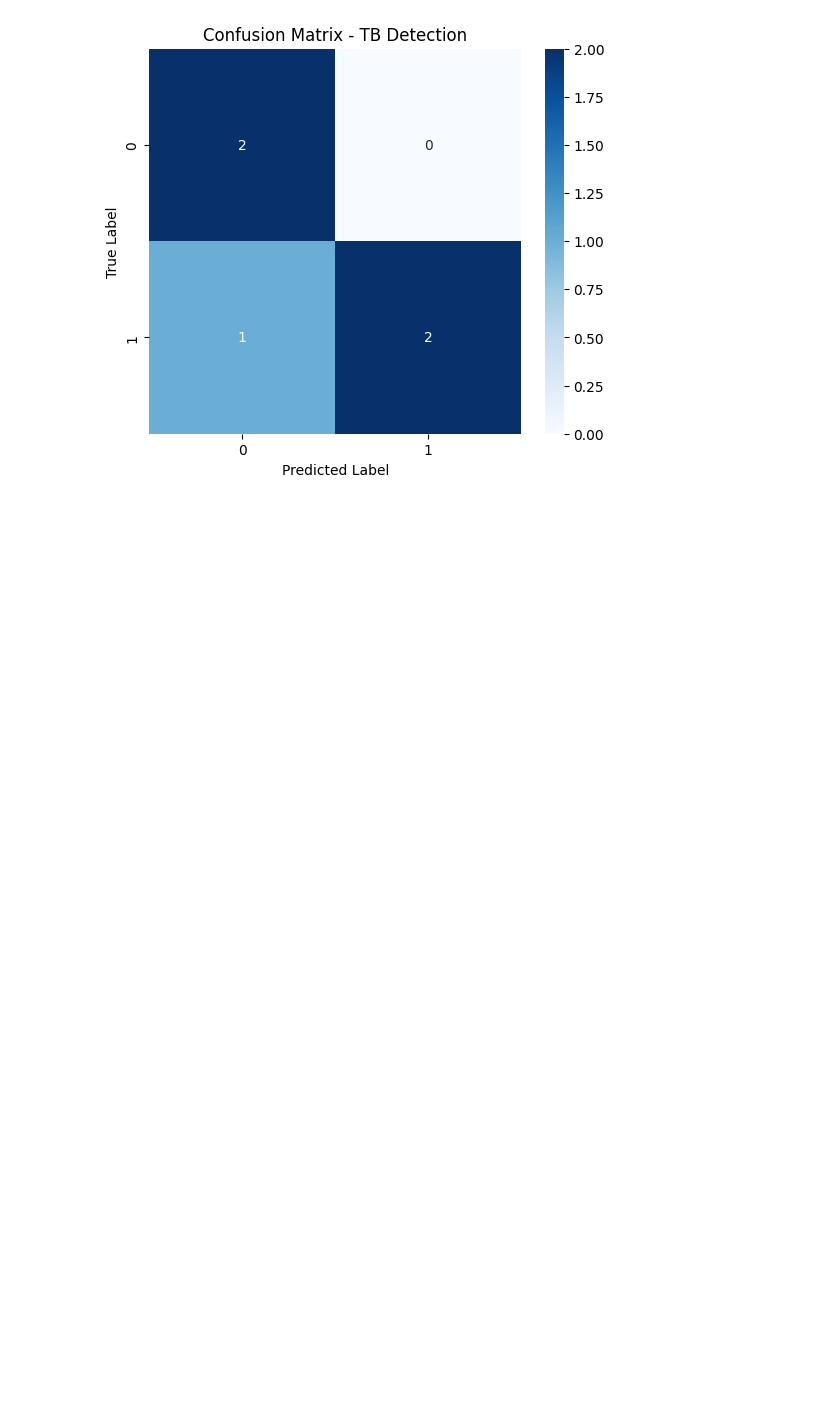
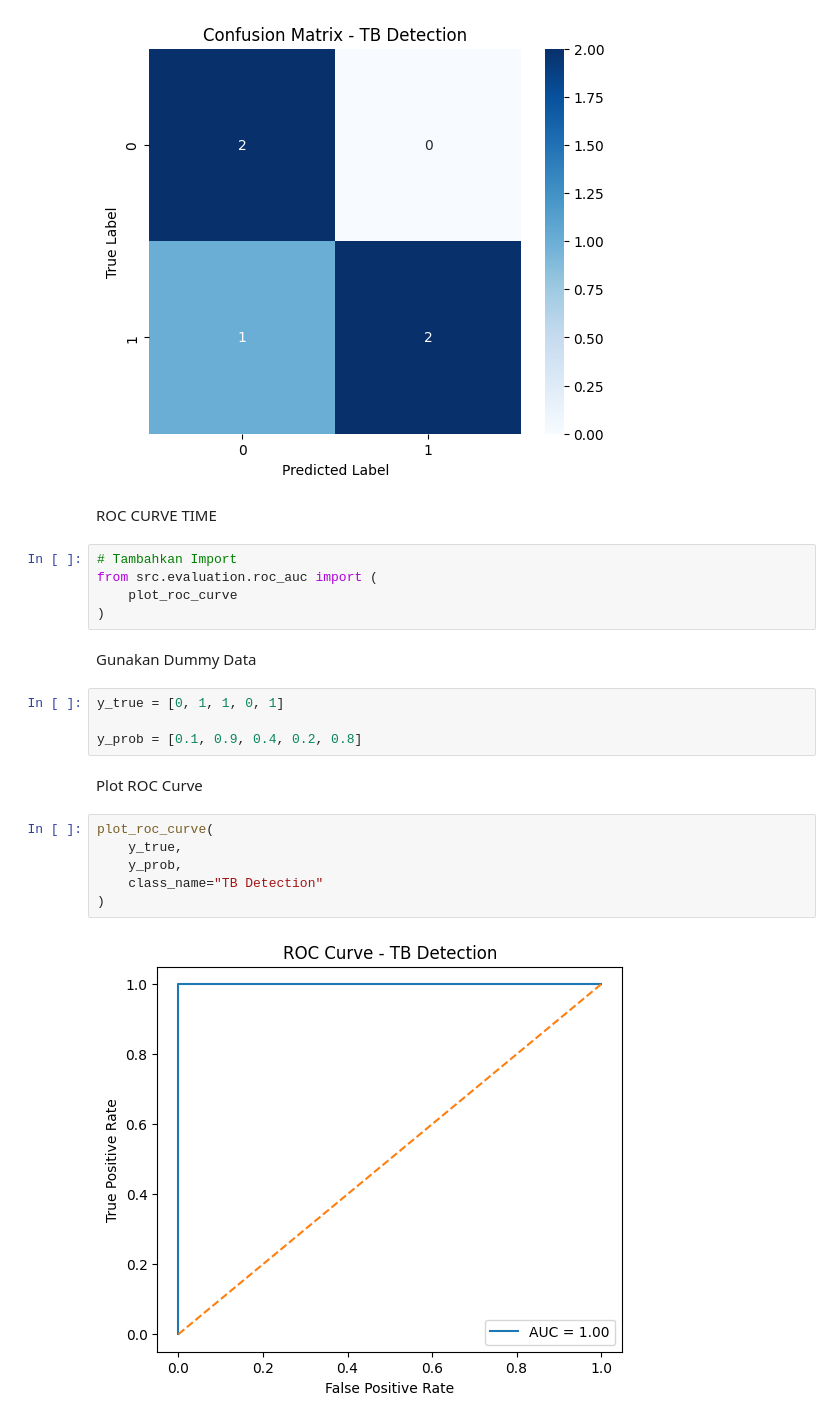
Before and after one commit to muhammadardiyansyah/tesis-mtl-cxr, a Jupyter notebook: notebooks/training_test.ipynb, the cells around one changed output. Cells and saved outputs as stored; diff of their text form; blank space fills up the shorter version.

Commit message:
Implement ROC curve visualization and AUC evaluation

```diff
--- a/notebooks/training_test.ipynb
+++ b/notebooks/training_test.ipynb
@@ -280,3 +280,26 @@ plot_confusion_matrix(
 )
 # %% [output]
 [figure]
+# %% [markdown]
+ROC CURVE TIME
+# %%
+# Tambahkan Import
+from src.evaluation.roc_auc import (
+    plot_roc_curve
+)
+# %% [markdown]
+Gunakan Dummy Data
+# %%
+y_true = [0, 1, 1, 0, 1]
+
+y_prob = [0.1, 0.9, 0.4, 0.2, 0.8]
+# %% [markdown]
+Plot ROC Curve
+# %%
+plot_roc_curve(
+    y_true,
+    y_prob,
+    class_name="TB Detection"
+)
+# %% [output]
+[figure, added]
```
Also changed, not shown: 1 other file.
